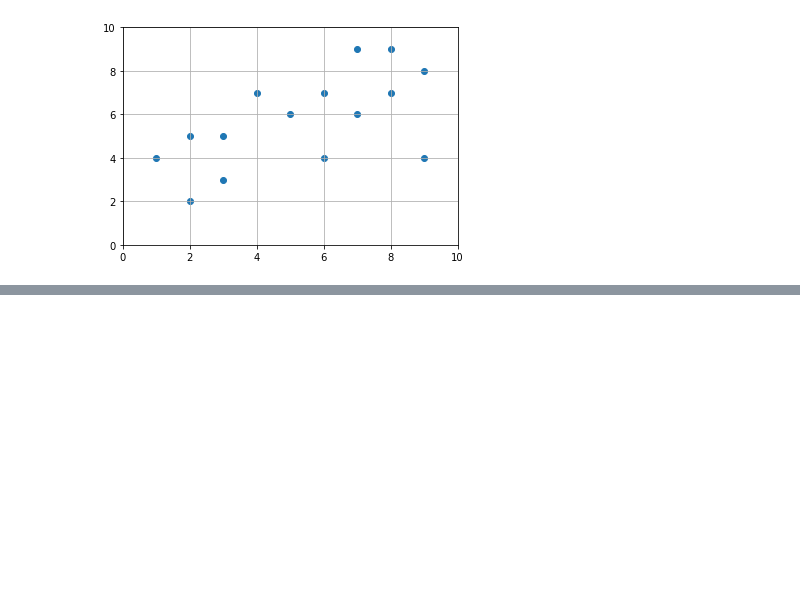
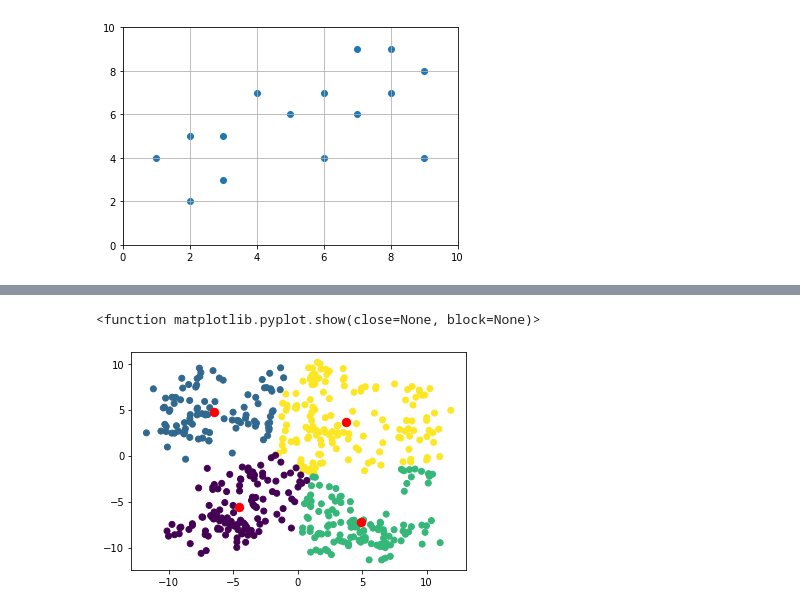
Before and after one commit to Alexandreet/IGTI, a Jupyter notebook: Modulo 1/K-means/K-Means Pratica .ipynb, the cells around one changed output, grey strips where cells are left out. Saved outputs shown, nothing was run; the diff lists cells and outputs as text; code cells hidden in the pictures; blank space fills up the shorter version.

```diff
--- a/Modulo 1/K-means/K-Means Pratica .ipynb
+++ b/Modulo 1/K-means/K-Means Pratica .ipynb
@@ -44,0 +63,10 @@ plt.show()
+# %%
+kmeans = KMeans(n_clusters = 4, init = 'k-means++', max_iter = 300, n_init = 10)
+pred_y = kmeans.fit_predict(X)
+
+plt.scatter(X[:,0],X[:,1], c = pred_y)
+plt.scatter(kmeans.cluster_centers_[:,0], kmeans.cluster_centers_[:,1], s = 70, c = 'red')
+plt.show
+# %% [output]
+<function matplotlib.pyplot.show(close=None, block=None)>
+[figure, added]
```
Also changed, not shown: parts of 5 cells of this notebook, 3 other files.
